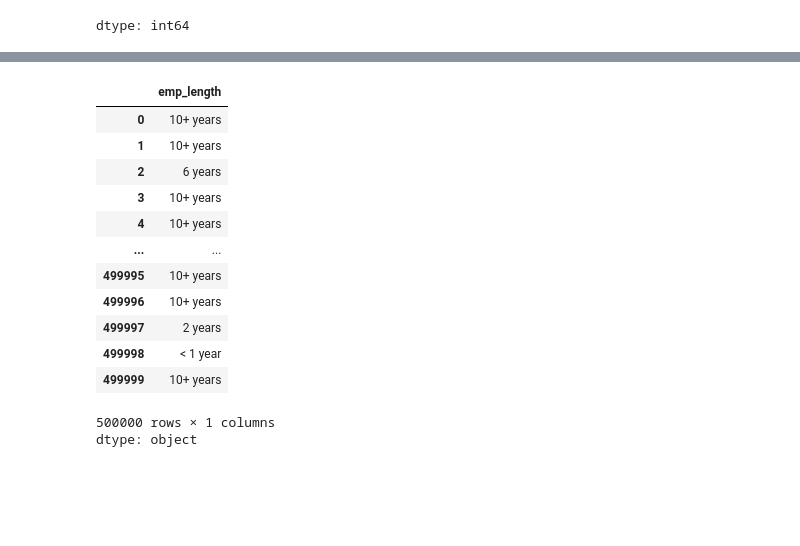
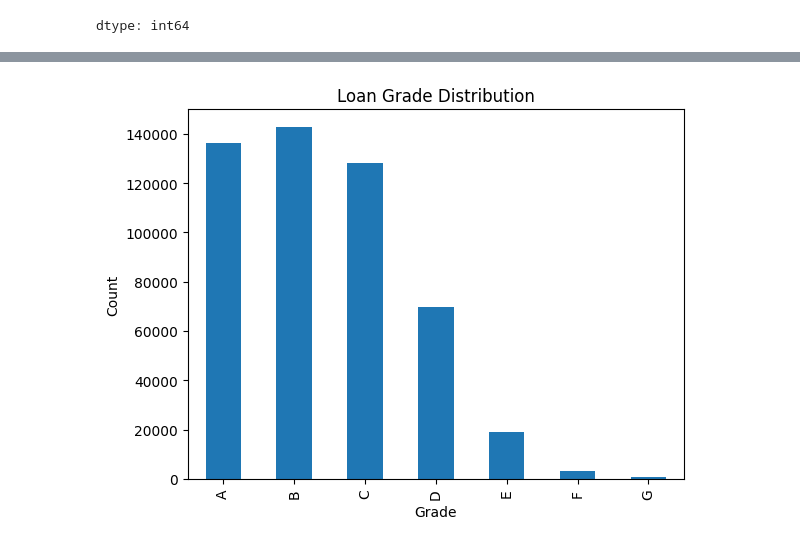
Before and after one commit to jqchen24-new/ml-zoomcamp, a Jupyter notebook: Capstone_project/project.ipynb, the cells around one changed output, grey strips where cells are left out. Cells and saved outputs as stored; diff of their text form; code cells hidden in the pictures; blank space fills up the shorter version.

```diff
--- a/Capstone_project/project.ipynb
+++ b/Capstone_project/project.ipynb
@@ -237,17 +261,8 @@ settlement_date 21
 # %%
-df['emp_length']
+df['grade'].value_counts().sort_index().plot(kind='bar')
+plt.title('Loan Grade Distribution')
+plt.xlabel('Grade')
+plt.ylabel('Count')
+plt.show()
 # %% [output]
-|  | emp_length |
-| 0 | 10+ years |
-| 1 | 10+ years |
-| 2 | 6 years |
-| 3 | 10+ years |
-| 4 | 10+ years |
-| ... | ... |
-| 499995 | 10+ years |
-| 499996 | 10+ years |
-| 499997 | 2 years |
-| 499998 | < 1 year |
-| 499999 | 10+ years |
-500000 rows × 1 columns
-dtype: object
+[figure, added]
```
Also changed, not shown: parts of 18 cells of this notebook.
